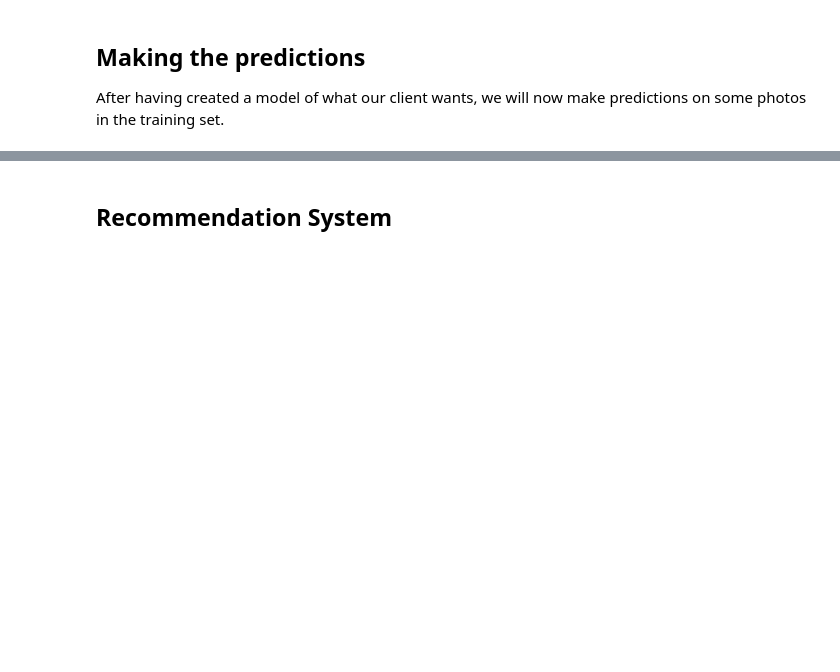
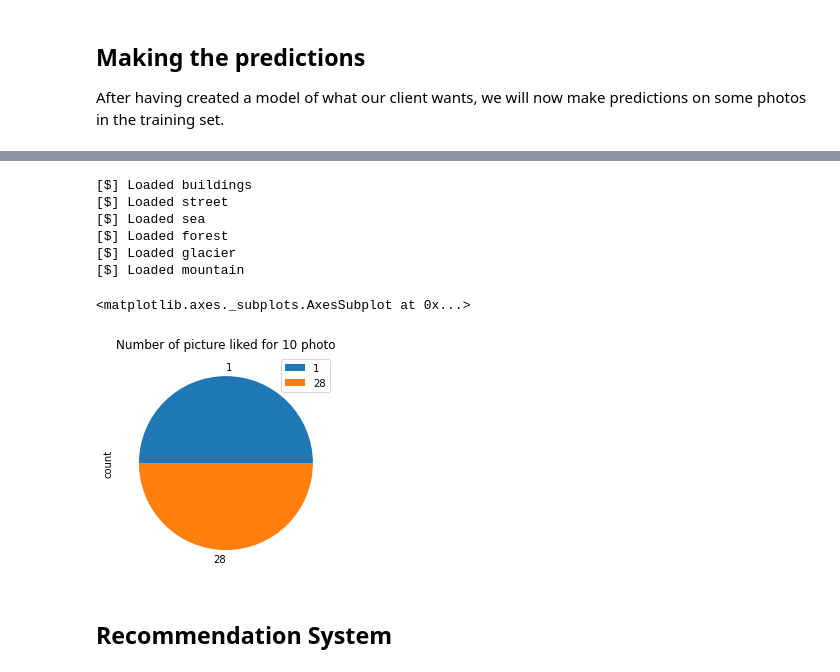
Before and after one commit to MaximeCurralCPE/Data-Mining, a Jupyter notebook: ProjetDataMining.ipynb, the cells around one changed output, grey strips where cells are left out. Drawn from its saved outputs; the diff is of its cells as text; code cells hidden in the pictures; blank space fills up the shorter version.

```diff
--- a/ProjetDataMining.ipynb
+++ b/ProjetDataMining.ipynb
@@ -439,3 +486,22 @@ def maketestDf(limit):
+# %%
+df = maketestDf(limit)
+
+grouped = df.groupby(['year','prediction']).count()
+grouped = grouped.rename(columns={'environment':'count'})['count'].reset_index()
+grouped = grouped[grouped['prediction']=='Like']
+
+
+title = "Number of picture liked for %s photo" % (limit,)
+grouped.plot(y='count', kind='pie',title=title)
+# %% [output]
+[$] Loaded buildings
+[$] Loaded street
+[$] Loaded sea
+[$] Loaded forest
+[$] Loaded glacier
+[$] Loaded mountain
+<matplotlib.axes._subplots.AxesSubplot at 0x...>
+[figure, added]
 # %% [markdown]
 ## Recommendation System
 # %% [markdown]
```
Also changed, not shown: parts of 15 cells of this notebook.
